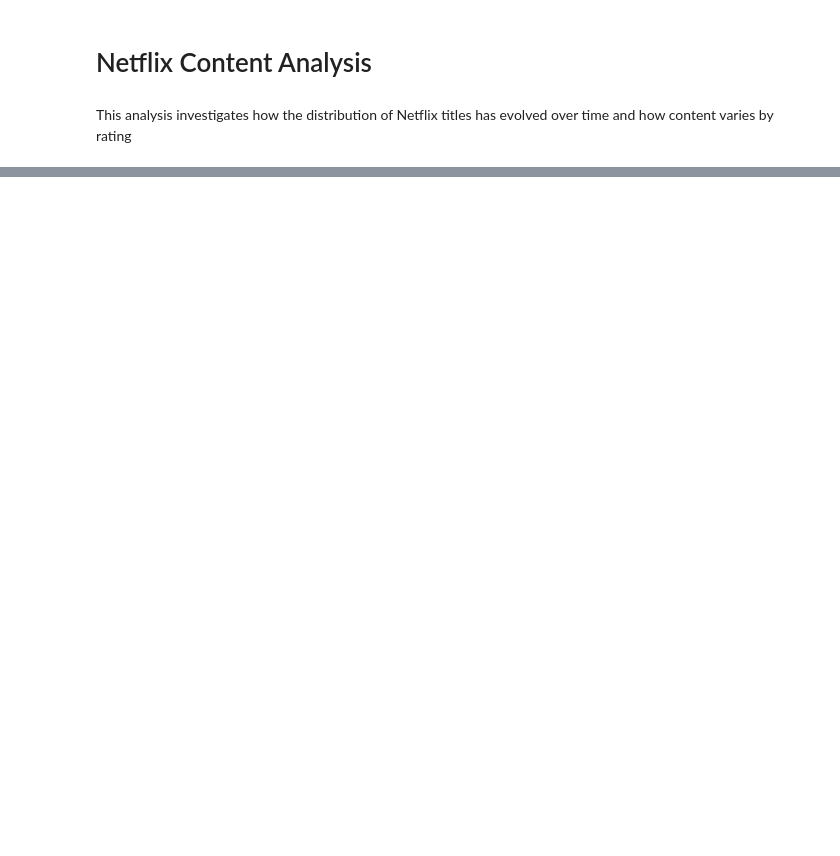
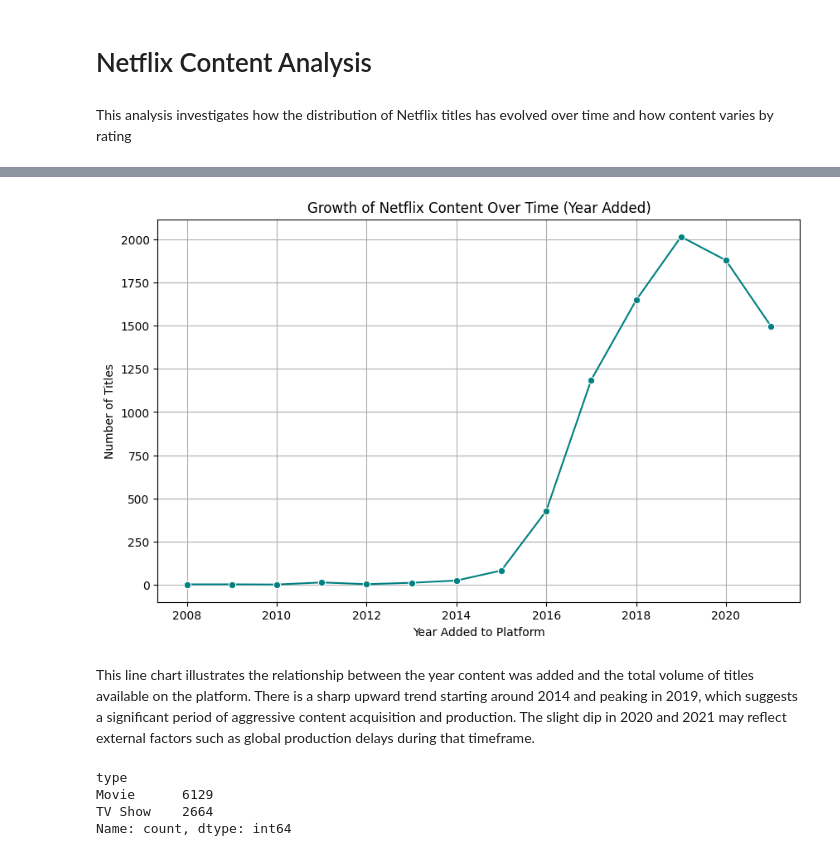
Before and after one commit to thomoya/Assignment_01, a Jupyter notebook: notebooks/analysis.ipynb, the cells around one changed output, grey strips where cells are left out. Drawn from its saved outputs; the diff is of its cells as text; code cells hidden in the pictures; blank space fills up the shorter version.

Commit message:
viz: add final plots and 2-4 sentence interpretations for Netflix data

```diff
--- a/notebooks/analysis.ipynb
+++ b/notebooks/analysis.ipynb
@@ -32,3 +44,8 @@ df['year_added_numeric'] = df['date_added'].apply(clean_netflix_dates)
 
 # Basic cleaning: remove rows with missing critical values for our analysis
 df_clean = df.dropna(subset=['year_added_numeric', 'rating']).copy()
+# %%
+# Grouped summary: Count titles by year added
+titles_per_year = df_clean['year_added_numeric'].value_counts().sort_index()
+print("Titles added per year (Last 5 years):")
+print(titles_per_year.tail())
@@ -34,0 +61,21 @@ df_clean = df.dropna(subset=['year_added_numeric', 'rating']).copy()
+# %%
+plt.figure(figsize=(10, 6))
+sns.lineplot(x=titles_per_year.index, y=titles_per_year.values, marker='o', color='teal')
+plt.title('Growth of Netflix Content Over Time (Year Added)')
+plt.xlabel('Year Added to Platform')
+plt.ylabel('Number of Titles')
+plt.grid(True)
+plt.show()
+# %% [output]
+[figure, added]
+# %% [markdown]
+This line chart illustrates the relationship between the year content was added and the total volume of titles available on the platform. There is a sharp upward trend starting around 2014 and peaking in 2019, which suggests a significant period of aggressive content acquisition and production. The slight dip in 2020 and 2021 may reflect external factors such as global production delays during that timeframe.
+# %%
+# Grouped summary: Comparing content types (Movie vs TV Show)
+type_counts = df_clean['type'].value_counts()
+print(type_counts)
+# %% [output]
+type
+Movie      6129
+TV Show    2664
+Name: count, dtype: int64
```
Also changed, not shown: parts of 4 cells of this notebook.
